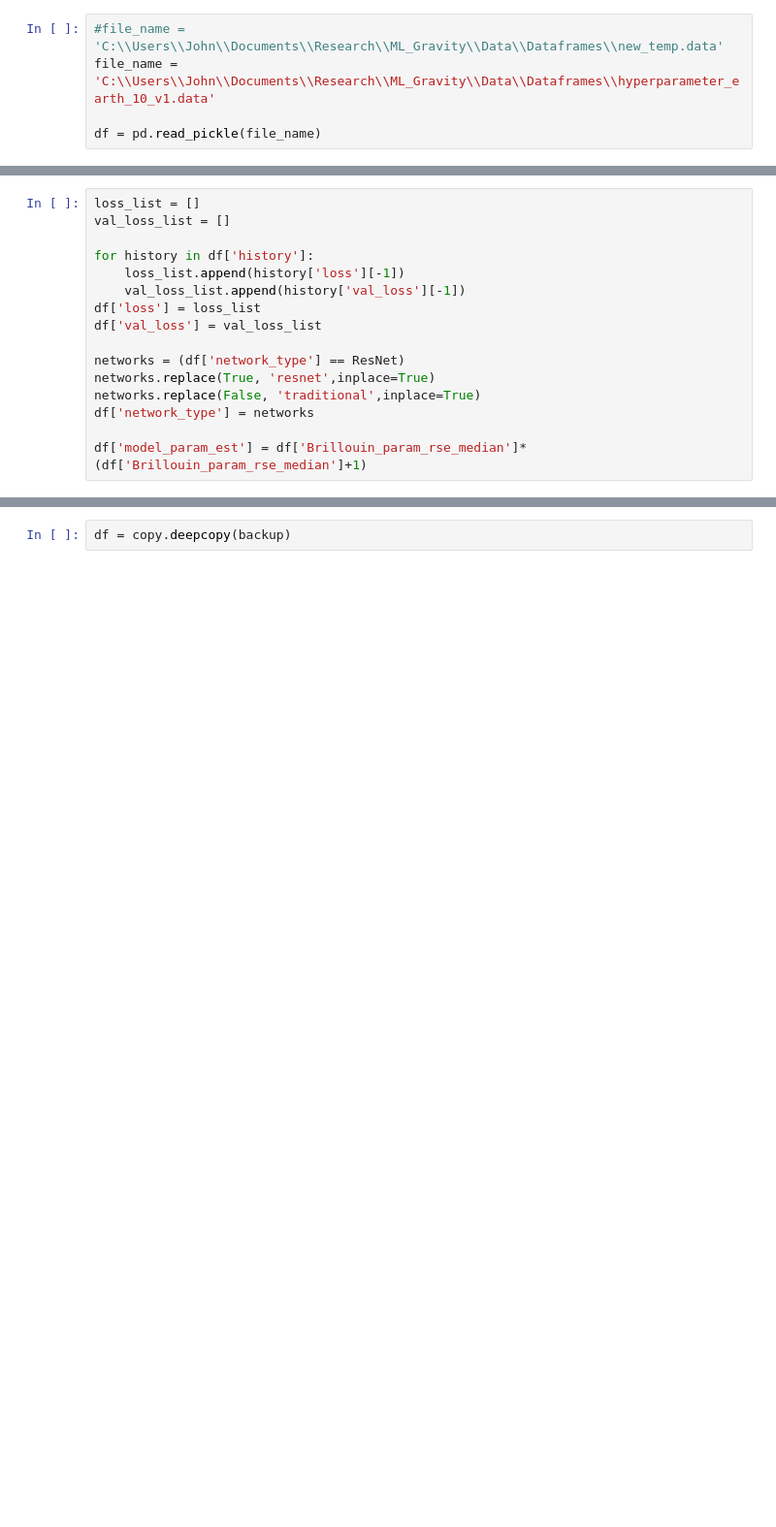
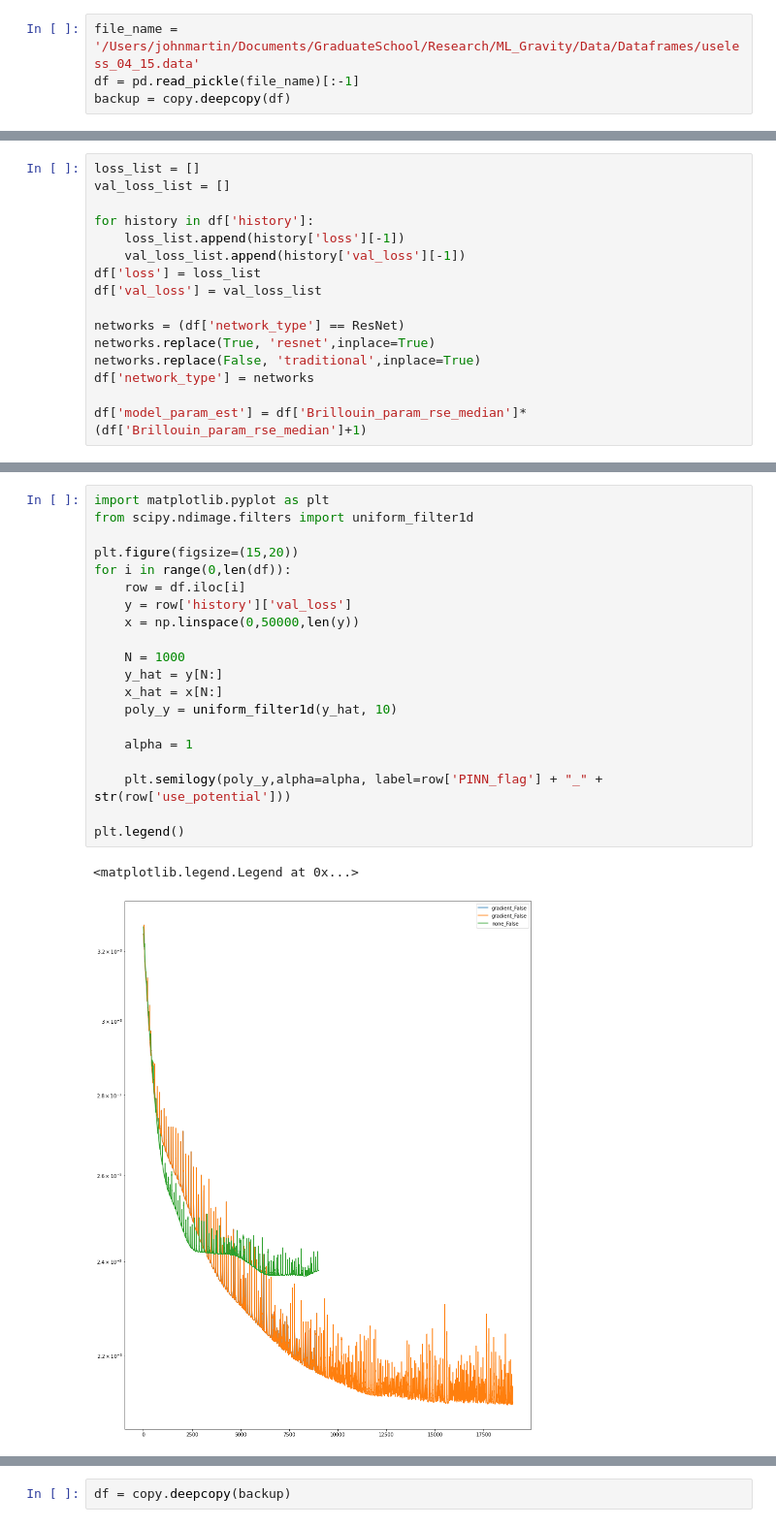
Before and after one commit to MartinAstro/GravNN, a Jupyter notebook: Scripts/Notebooks/Earth/10/Hyperparameter Analysis 1.ipynb, the cells around one changed output, grey strips where cells are left out. Shown at 97% size. Cells and saved outputs as stored; diff of their text form; blank space fills up the shorter version.

```diff
--- a/Scripts/Notebooks/Earth/10/Hyperparameter Analysis 1.ipynb
+++ b/Scripts/Notebooks/Earth/10/Hyperparameter Analysis 1.ipynb
@@ -5,6 +6,5 @@ import tensorflow as tf
 from GravNN.Networks.Networks import ResNet, TraditionalNet
 # %%
-#file_name = 'C:\\Users\\John\\Documents\\Research\\ML_Gravity\\Data\\Dataframes\\new_temp.data'
-file_name = 'C:\\Users\\John\\Documents\\Research\\ML_Gravity\\Data\\Dataframes\\hyperparameter_earth_10_v1.data'
-
-df = pd.read_pickle(file_name)
+file_name = '/Users/johnmartin/Documents/GraduateSchool/Research/ML_Gravity/Data/Dataframes/useless_04_15.data'
+df = pd.read_pickle(file_name)[:-1]
+backup = copy.deepcopy(df)
@@ -123,3 +45,26 @@ plt.legend()
+# %%
+import matplotlib.pyplot as plt
+from scipy.ndimage.filters import uniform_filter1d
+
+plt.figure(figsize=(15,20))
+for i in range(0,len(df)):
+    row = df.iloc[i]
+    y = row['history']['val_loss']
+    x = np.linspace(0,50000,len(y))
+
+    N = 1000
+    y_hat = y[N:]
+    x_hat = x[N:]
+    poly_y = uniform_filter1d(y_hat, 10)
+
+    alpha = 1
+
+    plt.semilogy(poly_y,alpha=alpha, label=row['PINN_flag'] + "_" + str(row['use_potential']))
+
+plt.legend()
+# %% [output]
+<matplotlib.legend.Legend at 0x...>
+[figure, added]
 # %%
 import matplotlib.pyplot as plt
 from scipy.ndimage.filters import uniform_filter1d
```
Also changed, not shown: parts of 12 cells of this notebook, 2 other files.
